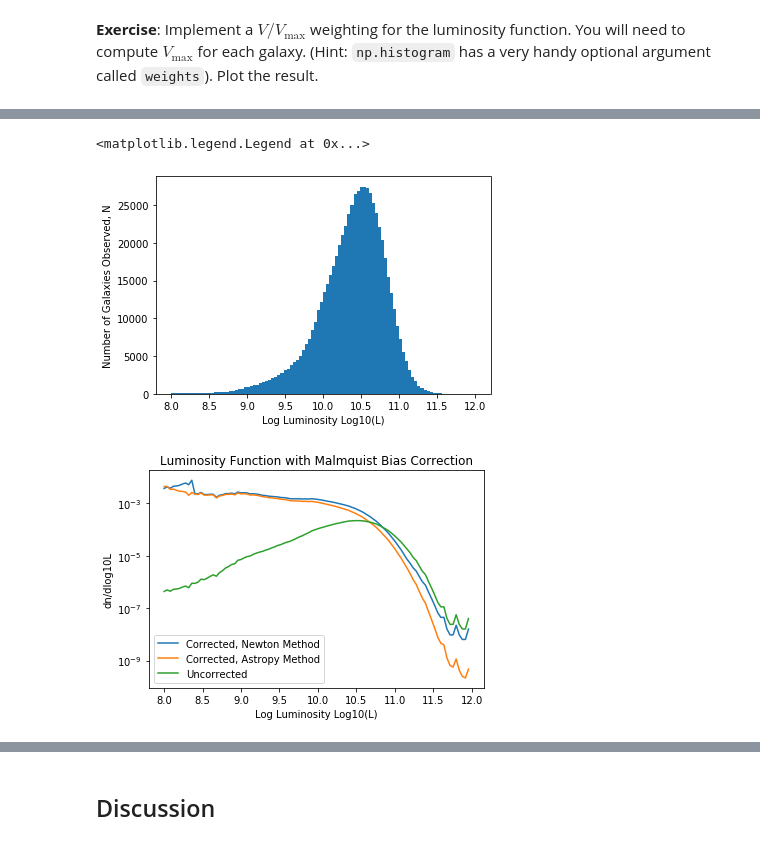
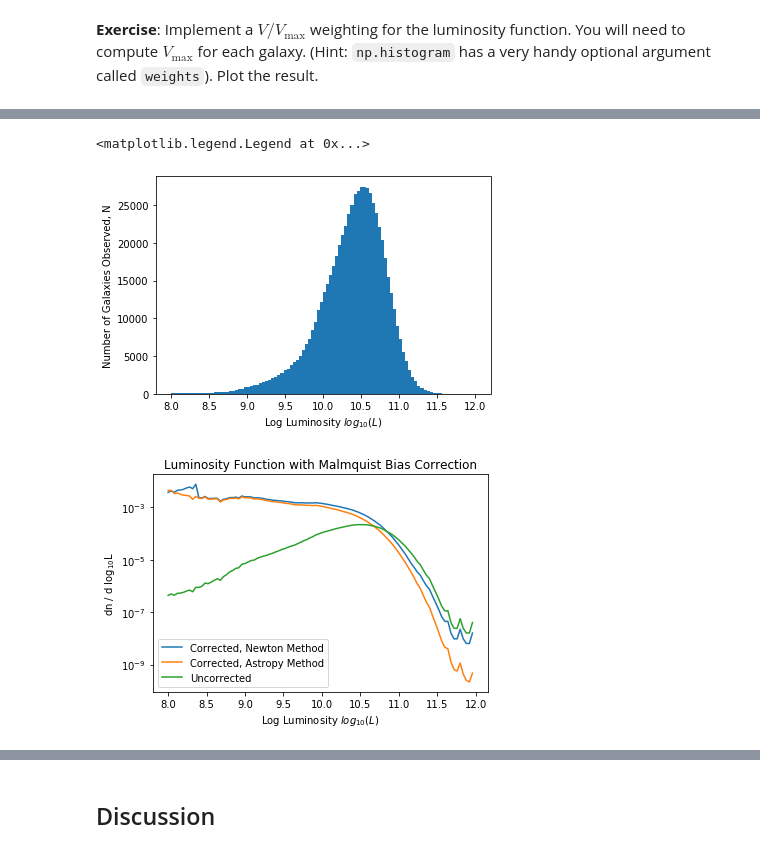
Before and after one commit to katiesavarc/DataSci_Lab, a Jupyter notebook: CodingLab04/CodingLab04_LuminosityFunctions.ipynb, the cells around one changed output, grey strips where cells are left out. Cells and saved outputs as stored; diff of their text form; code cells hidden in the pictures.

```diff
--- a/CodingLab04/CodingLab04_LuminosityFunctions.ipynb
+++ b/CodingLab04/CodingLab04_LuminosityFunctions.ipynb
@@ -447,7 +453,7 @@ range_vals = (8,12)
 #Get the original uncorrected histogram values
 [hist_vals_N, bin_edges, patches] = plt.hist(L_log, bins = 100, range=range_vals)
 plt.ylabel('Number of Galaxies Observed, N')
-plt.xlabel('Log Luminosity Log10(L)')
+plt.xlabel(r'Log Luminosity $log_{10}(L)$')
 
 #Correct for volume of survey to get number density
 hist_vals_n = hist_vals_N/V_survey
@@ -456,37 +462,37 @@ hist_vals_n = hist_vals_N/V_survey
 bin_width = bin_edges[1] - bin_edges[0]
 dn_dlogL = hist_vals_n / bin_width
 
 bin_vals = bin_edges[0:-1]
 
 #Get the V_frac weights for all log luminosities in the range of our survey
 V_frac_weights_n = np.zeros(len(bin_vals))
 V_frac_weights_a = np.zeros(len(bin_vals))
 z_min = 0
 z_max = 0.3
 
 #Calculate the V_frac_weights for the two different solvers
 for i in range(len(bin_vals)):
     V_frac_weights_n[i] = get_V_max_weighting(V_survey, m_faintest, bin_vals[i], z_min, z_max, cosmo, solver='Newton')
     V_frac_weights_a[i] = get_V_max_weighting(V_survey, m_faintest, bin_vals[i], z_min, z_max, cosmo, solver='Astropy')
 
 #Apply the V_frac_weights correction to the histogram values
 dn_dlogL_corrected_n = dn_dlogL*V_frac_weights_n
 dn_dlogL_corrected_a = dn_dlogL*V_frac_weights_a
 
 #Plot the luminosity function
 plt.figure()
 plt.plot(bin_vals, dn_dlogL_corrected_n, label='Corrected, Newton Method')
 plt.plot(bin_vals, dn_dlogL_corrected_a, label='Corrected, Astropy Method')
 plt.plot(bin_vals, dn_dlogL, label='Uncorrected')
 plt.yscale('log')
 plt.title('Luminosity Function with Malmquist Bias Correction')
-plt.ylabel('dn/dlog10L')
-plt.xlabel('Log Luminosity Log10(L)')
+plt.ylabel(r'dn / d log$_{10}$L')
+plt.xlabel(r'Log Luminosity, log_{10}(L)$')
 plt.legend()
 # %% [output]
 <matplotlib.legend.Legend at 0x...>
-[figure, old version]
+[figure, new version]
-[figure, old version]
+[figure, new version]
 # %%
 #Comparing solver speeds. My newton method is much slower for large N, but for N=100 they both take ~2.5s
 import time as t
```
Also changed, not shown: parts of 9 cells of this notebook.
